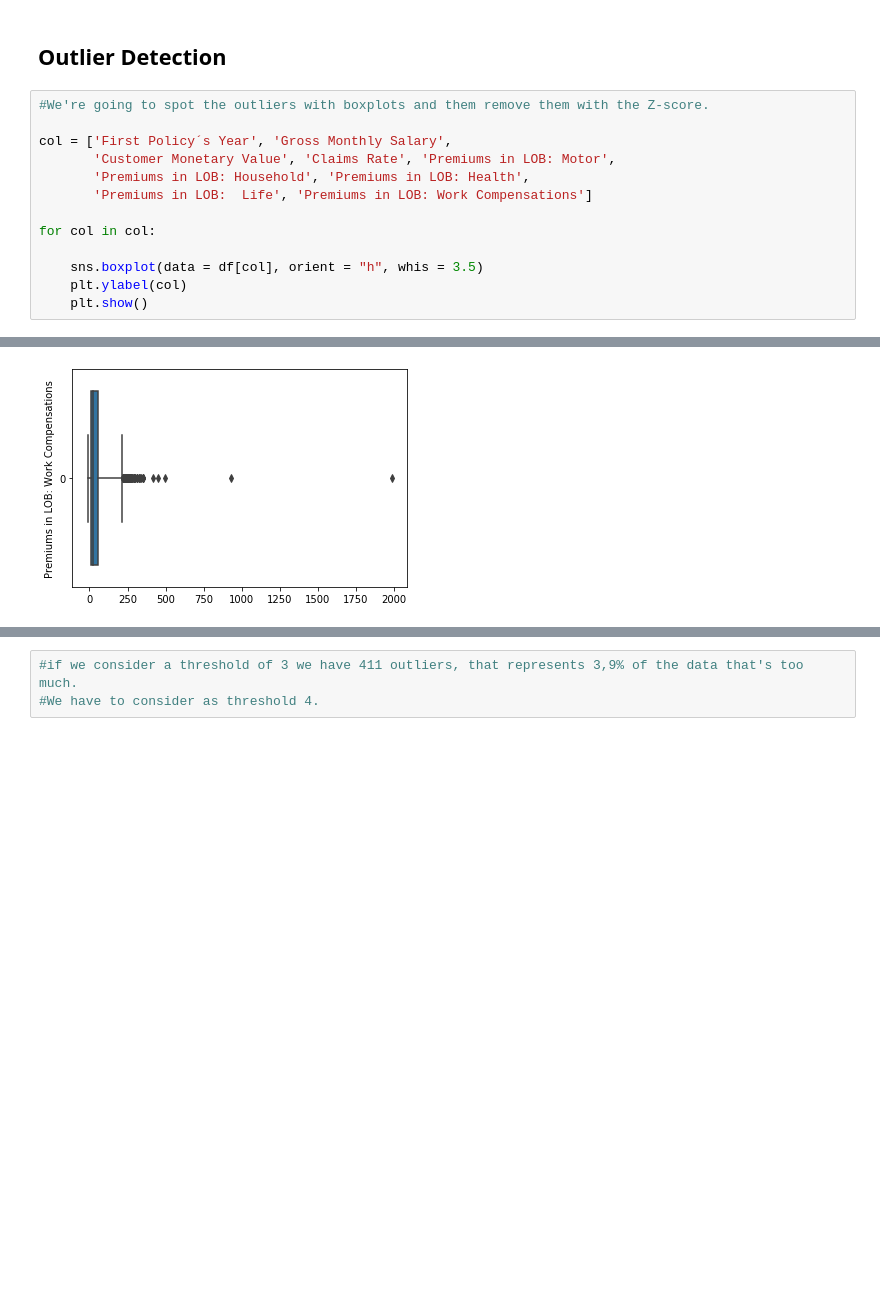
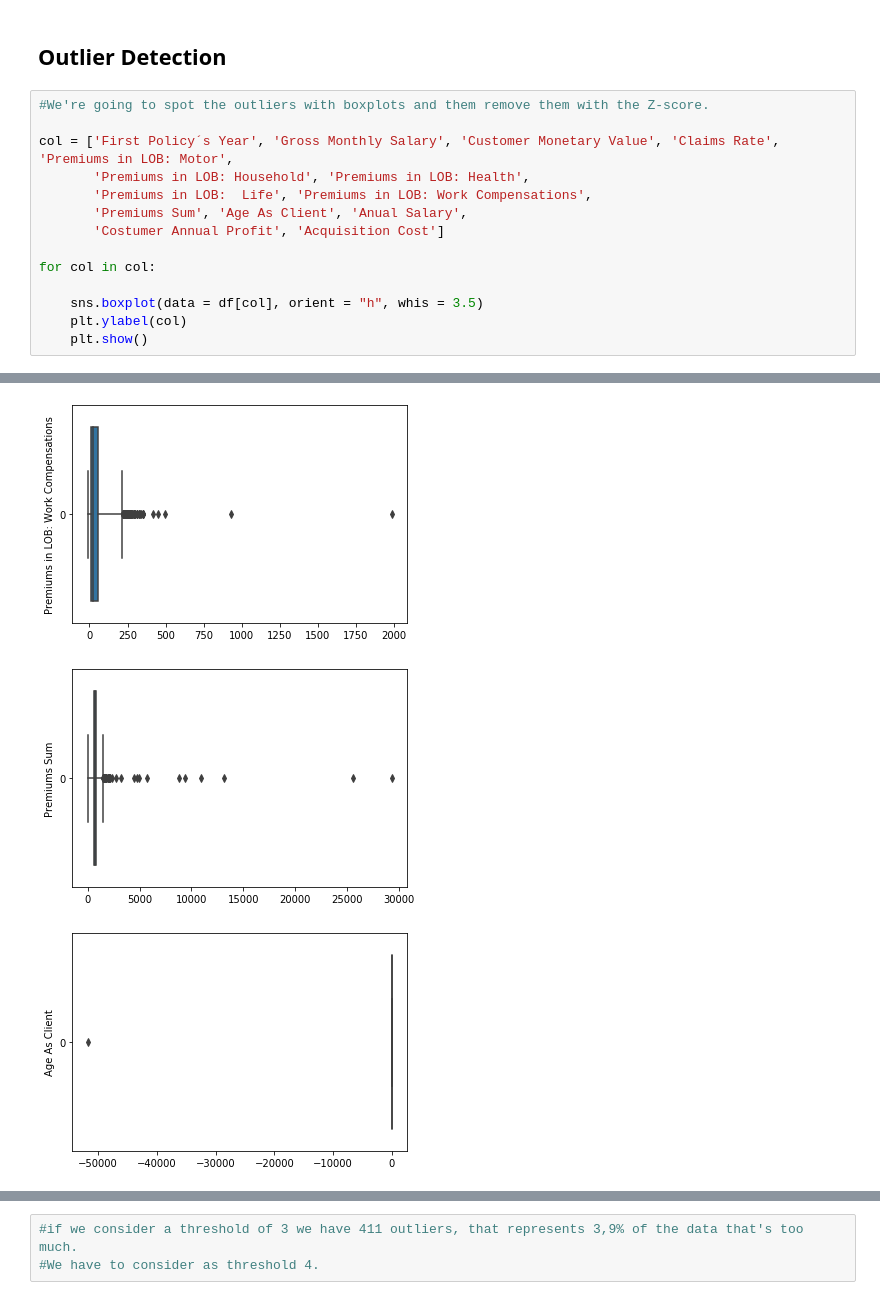
Before and after one commit to CatPalha/DataMiningProject, a Jupyter notebook: Structured version.ipynb, the cells around one changed output, grey strips where cells are left out. Saved outputs shown, nothing was run; the diff lists cells and outputs as text; blank space fills up the shorter version.

```diff
--- a/Structured version.ipynb
+++ b/Structured version.ipynb
@@ -412,23 +423,26 @@ dtype: int64
 # %%
 #We're going to spot the outliers with boxplots and them remove them with the Z-score.
 
-col = ['First Policy´s Year', 'Gross Monthly Salary',
-       'Customer Monetary Value', 'Claims Rate', 'Premiums in LOB: Motor',
+col = ['First Policy´s Year', 'Gross Monthly Salary', 'Customer Monetary Value', 'Claims Rate', 'Premiums in LOB: Motor',
        'Premiums in LOB: Household', 'Premiums in LOB: Health',
-       'Premiums in LOB:  Life', 'Premiums in LOB: Work Compensations']
+       'Premiums in LOB:  Life', 'Premiums in LOB: Work Compensations',
+       'Premiums Sum', 'Age As Client', 'Anual Salary',
+       'Costumer Annual Profit', 'Acquisition Cost']
 
 for col in col:
 
     sns.boxplot(data = df[col], orient = "h", whis = 3.5)
     plt.ylabel(col)
     plt.show()
 # %% [output]
 [figure]
 [figure]
 [figure]
 [figure]
 [figure]
 [figure]
 [figure]
 [figure]
 [figure]
+[figure, added]
+[figure, added]
```
Also changed, not shown: parts of 19 cells of this notebook, 2 other files.
